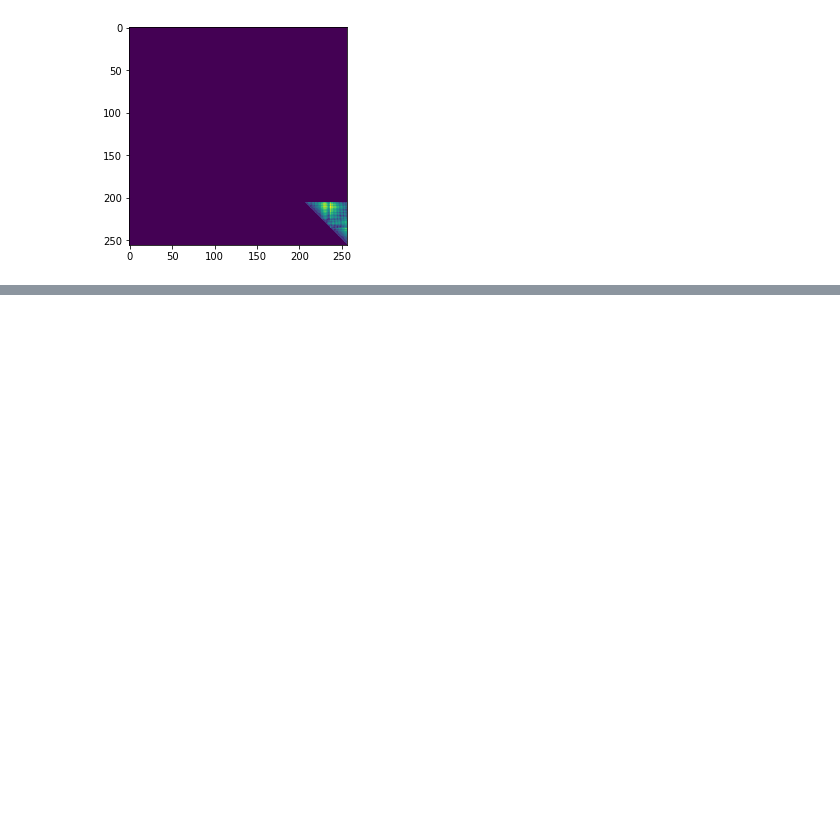
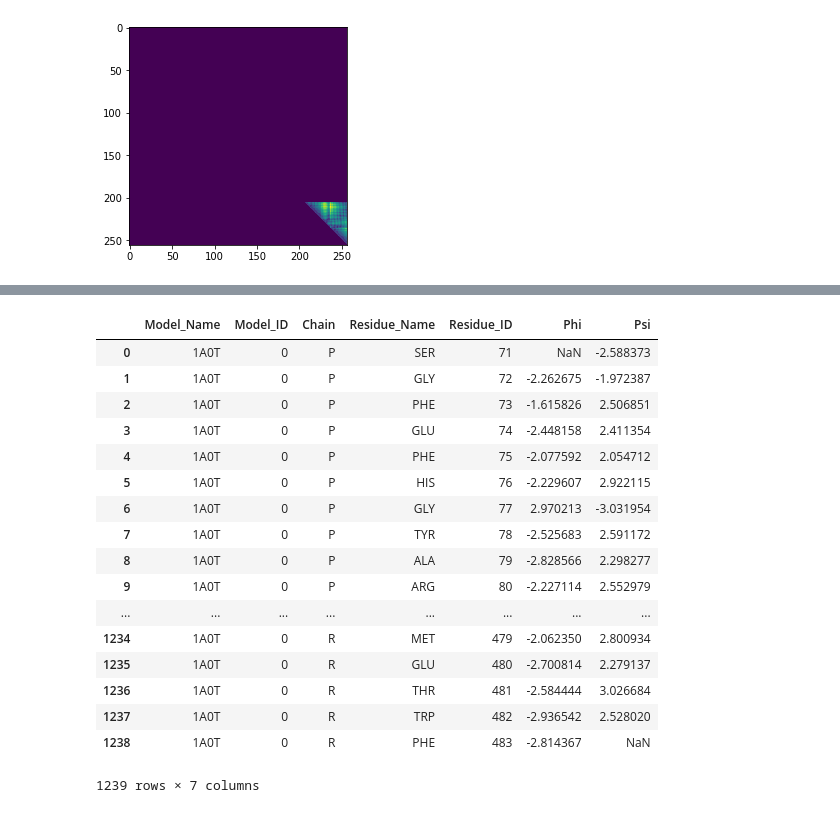
Before and after one commit to koneill1994/Protein_TDA_Analysis, a Jupyter notebook: diag_chip_package.ipynb, the cells around one changed output, grey strips where cells are left out. Cells and saved outputs as stored; diff of their text form; code cells hidden in the pictures; blank space fills up the shorter version.

```diff
--- a/diag_chip_package.ipynb
+++ b/diag_chip_package.ipynb
@@ -591,0 +685,31 @@ def draw_thd_segmentations(folder,prefix,dataset):
+# %%
+# testing aaron's functions
+
+get_torsion_angles("1a0t")
+
+# ramachandran_plot("1a0t")
+
+
+# get_pdb_file("1hzf")
+# get_secondary_structure("1hzf")
+
+# find_protein_indexes("1hzf")
+# %% [output]
+|  | Model_Name | Model_ID | Chain | Residue_Name | Residue_ID | Phi | Psi |
+| 0 | 1A0T | 0 | P | SER | 71 | NaN | -2.588373 |
+| 1 | 1A0T | 0 | P | GLY | 72 | -2.262675 | -1.972387 |
+| 2 | 1A0T | 0 | P | PHE | 73 | -1.615826 | 2.506851 |
+| 3 | 1A0T | 0 | P | GLU | 74 | -2.448158 | 2.411354 |
+| 4 | 1A0T | 0 | P | PHE | 75 | -2.077592 | 2.054712 |
+| 5 | 1A0T | 0 | P | HIS | 76 | -2.229607 | 2.922115 |
+| 6 | 1A0T | 0 | P | GLY | 77 | 2.970213 | -3.031954 |
+| 7 | 1A0T | 0 | P | TYR | 78 | -2.525683 | 2.591172 |
+| 8 | 1A0T | 0 | P | ALA | 79 | -2.828566 | 2.298277 |
+| 9 | 1A0T | 0 | P | ARG | 80 | -2.227114 | 2.552979 |
+| ... | ... | ... | ... | ... | ... | ... | ... |
+| 1234 | 1A0T | 0 | R | MET | 479 | -2.062350 | 2.800934 |
+| 1235 | 1A0T | 0 | R | GLU | 480 | -2.700814 | 2.279137 |
+| 1236 | 1A0T | 0 | R | THR | 481 | -2.584444 | 3.026684 |
+| 1237 | 1A0T | 0 | R | TRP | 482 | -2.936542 | 2.528020 |
+| 1238 | 1A0T | 0 | R | PHE | 483 | -2.814367 | NaN |
+1239 rows × 7 columns
```
Also changed, not shown: parts of 12 cells of this notebook, 1 other file.
